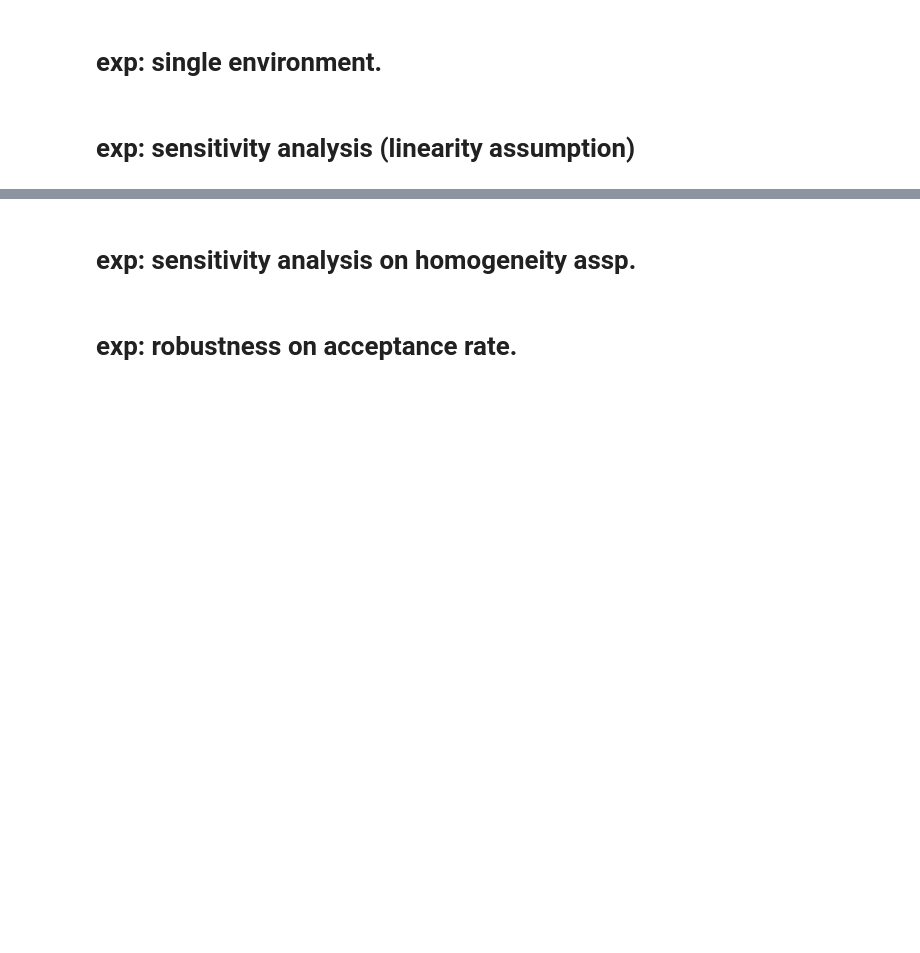
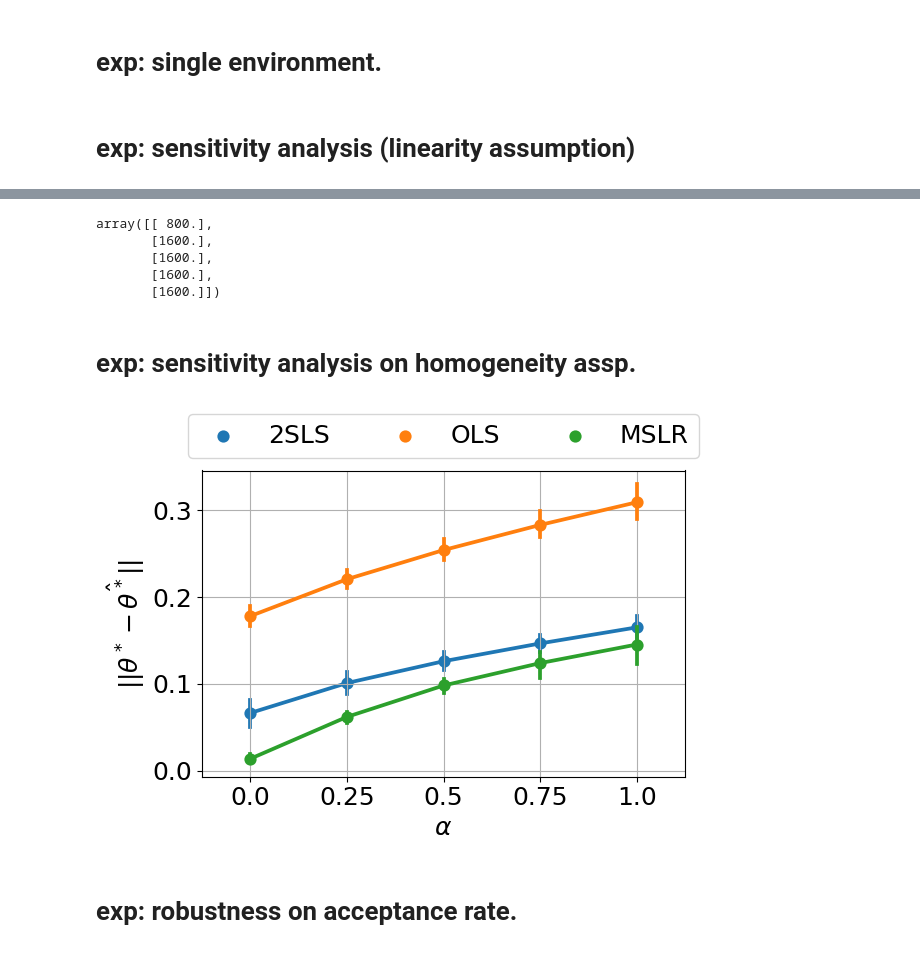
Before and after one commit to muandet-lab/causal-strategic-learning-with-selection, a Jupyter notebook: experiments.ipynb, the cells around one changed output, grey strips where cells are left out. Drawn from its saved outputs; the diff is of its cells as text; code cells hidden in the pictures; blank space fills up the shorter version.

```diff
--- a/experiments.ipynb
+++ b/experiments.ipynb
@@ -480,3 +535,11 @@ sns.pointplot(
+# %%
+x_sigmoid[:5 ]
+# %% [output]
+array([[ 800.],
+       [1600.],
+       [1600.],
+       [1600.],
+       [1600.]])
 # %% [markdown]
 # exp: sensitivity analysis on homogeneity assp.
 # %%
@@ -510,22 +572,38 @@ elif MODE=='load':
 # %%
 # long format, for plotting.
 value_vars = [f"{m}_env{e}" for m in args.methods for e in range(args.num_envs)]
 dflong = pd.melt(
     df, id_vars=("alpha",), value_vars=value_vars, var_name="env", value_name="error"
 )
 dflong
 dflong["method"] = dflong.env.apply(lambda x: "_".join(x.split("_")[:-1]))
 dflong["env"] = dflong.env.apply(lambda x: x.split("_")[-1])
 
 dflong["method"] = dflong["method"].astype("category")
 dflong["method"] = dflong["method"].cat.rename_categories(
     {"ours": "MSLR", "ols": "OLS", "2sls": "2SLS"}
 )
 dflong
 
+fig,ax=plt.subplots()
 sns.pointplot(
     data=dflong, x='alpha', y='error', hue='method'
 )
+ax.set_xlabel(r'$\alpha$')
+ax.set_ylabel(r'$|| \theta^* - \hat{\theta^*} ||$')
+
+handles, labels = ax.get_legend_handles_labels()
+ax.grid()
+ax.legend(
+    handles=handles[:],
+    labels=labels[:],
+    ncol=3,
+    loc="lower center",
+    bbox_to_anchor=(0.5, 1),
+)
+plt.tight_layout()
+# %% [output]
+[figure, added]
 # %% [markdown]
 # exp: robustness on acceptance rate.
 # %%
```
Also changed, not shown: parts of 13 cells of this notebook, 3 other files.
